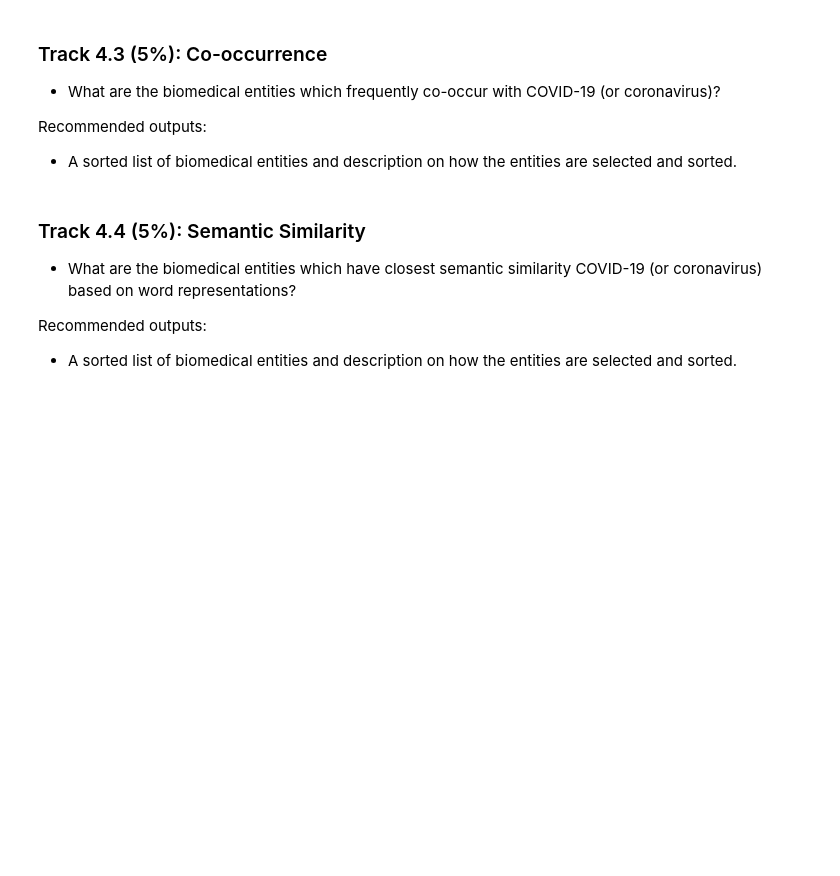
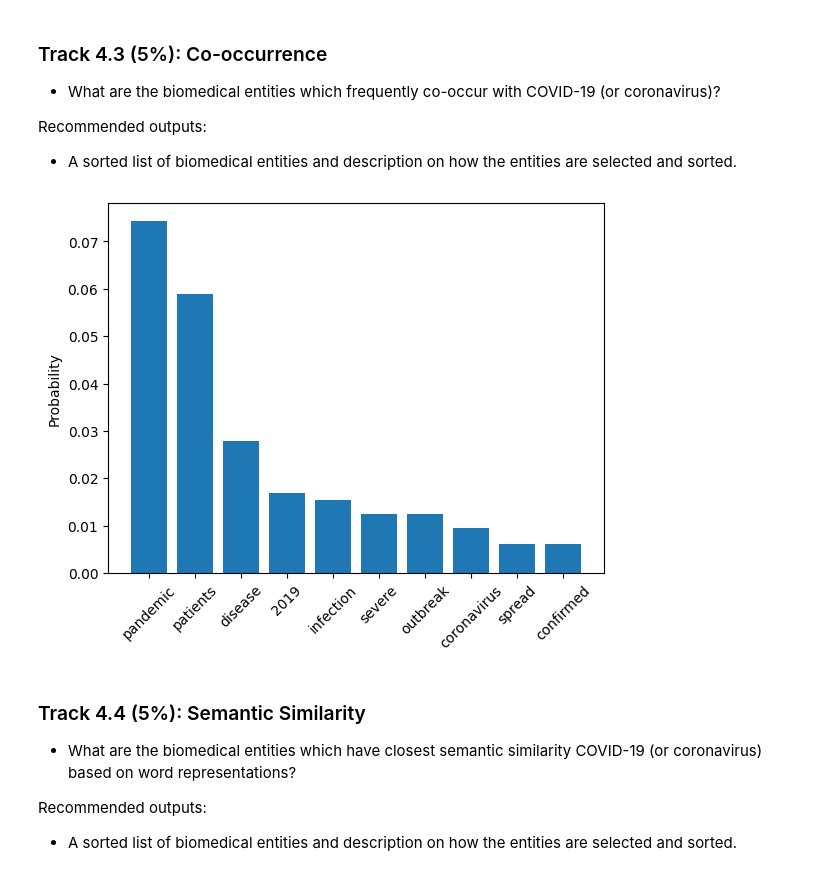
Before and after one commit to lonelyotter/CORD-19_Word_Representation, a Jupyter notebook: nlp_project.ipynb, the cells around one changed output. Cells and saved outputs as stored; diff of their text form; code cells hidden in the pictures; blank space fills up the shorter version.

```diff
--- a/nlp_project.ipynb
+++ b/nlp_project.ipynb
@@ -661,3 +699,48 @@ Recommended outputs:
+# %%
+import pandas as pd
+import matplotlib.pyplot as plt
+import pickle
+import collections
+from tqdm import tqdm
+import json
+import numpy as np
+
+# load the abstracts
+with open("./data/tokens_list_abstracts_NLTK.txt") as f:
+    abstracts = json.load(f)
+abstracts = abstracts[:10000]
+
+# count the co-occurrence of covid-19 and other words
+WINDOW_SIZE = 2
+counter = collections.Counter()
+for abstract in abstracts:
+    for i, word in enumerate(abstract):
+        if word == 'covid-19':
+            for j in range(max(0, i - WINDOW_SIZE), min(len(abstract), i + WINDOW_SIZE + 1)):
+                if j != i:
+                    counter[abstract[j]] += 1
+
+# delete the stopwords
+with open('./data/stopwords.txt') as file:
+    stopwords = [line.strip('\'\n') for line in file.readlines()]
+    stopwords = set(stopwords)
+
+for word in list(counter.keys()):
+    if word in stopwords:
+        del counter[word]
+
+total_count = sum(counter.values())
+
+# find the top 10 co-occurrence words
+cooccurrence_top = counter.most_common(10)
+
+# plot the co-occurrence words and probabilities
+plt.bar([x[0] for x in cooccurrence_top], [x[1] / total_count for x in cooccurrence_top])
+plt.xticks(rotation=45)
+plt.ylabel("Probability")
+plt.show()
+# %% [output]
+[figure, added]
 # %% [markdown]
 ### Track 4.4 (5%): Semantic Similarity
 
```
Also changed, not shown: parts of 8 cells of this notebook.
